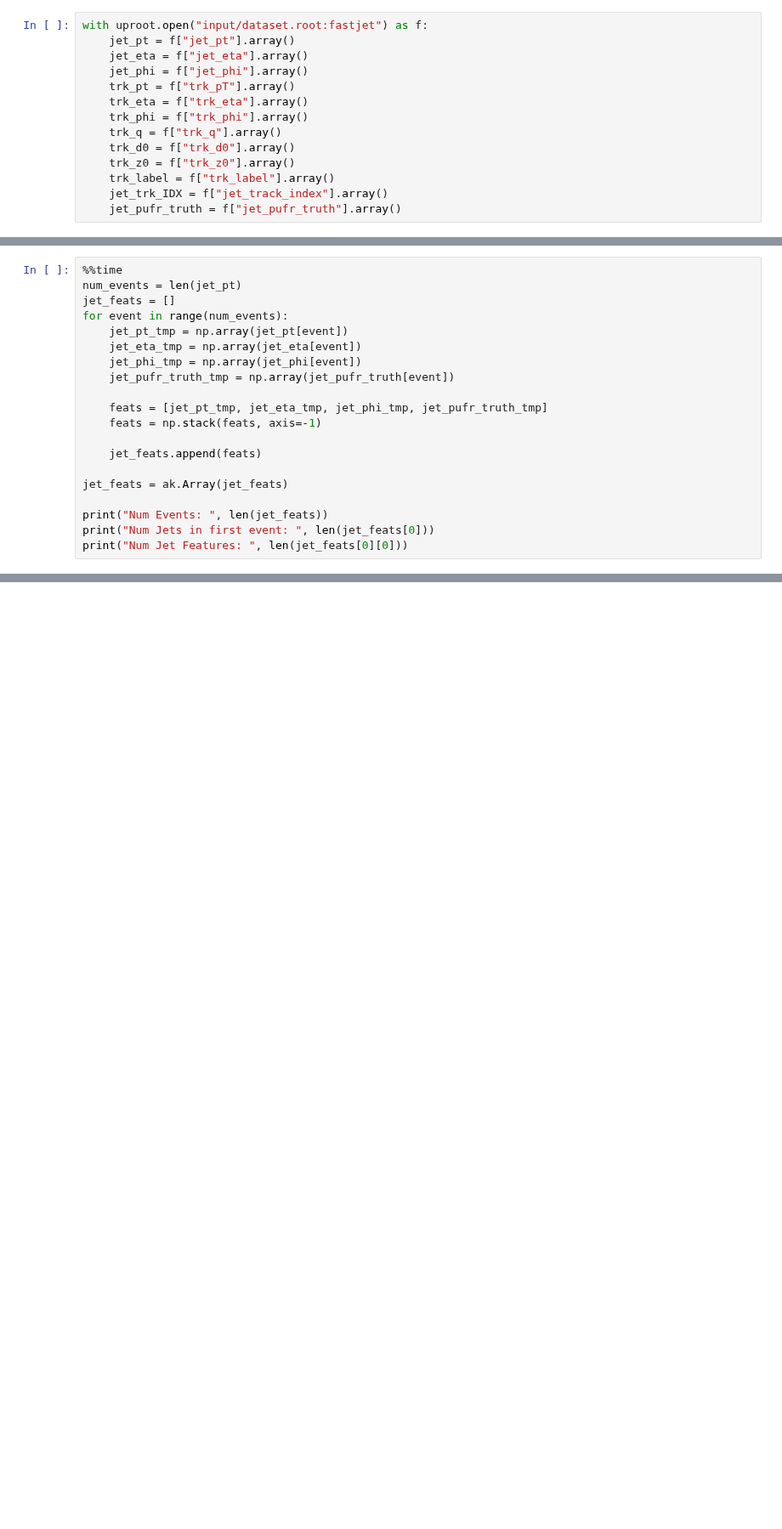
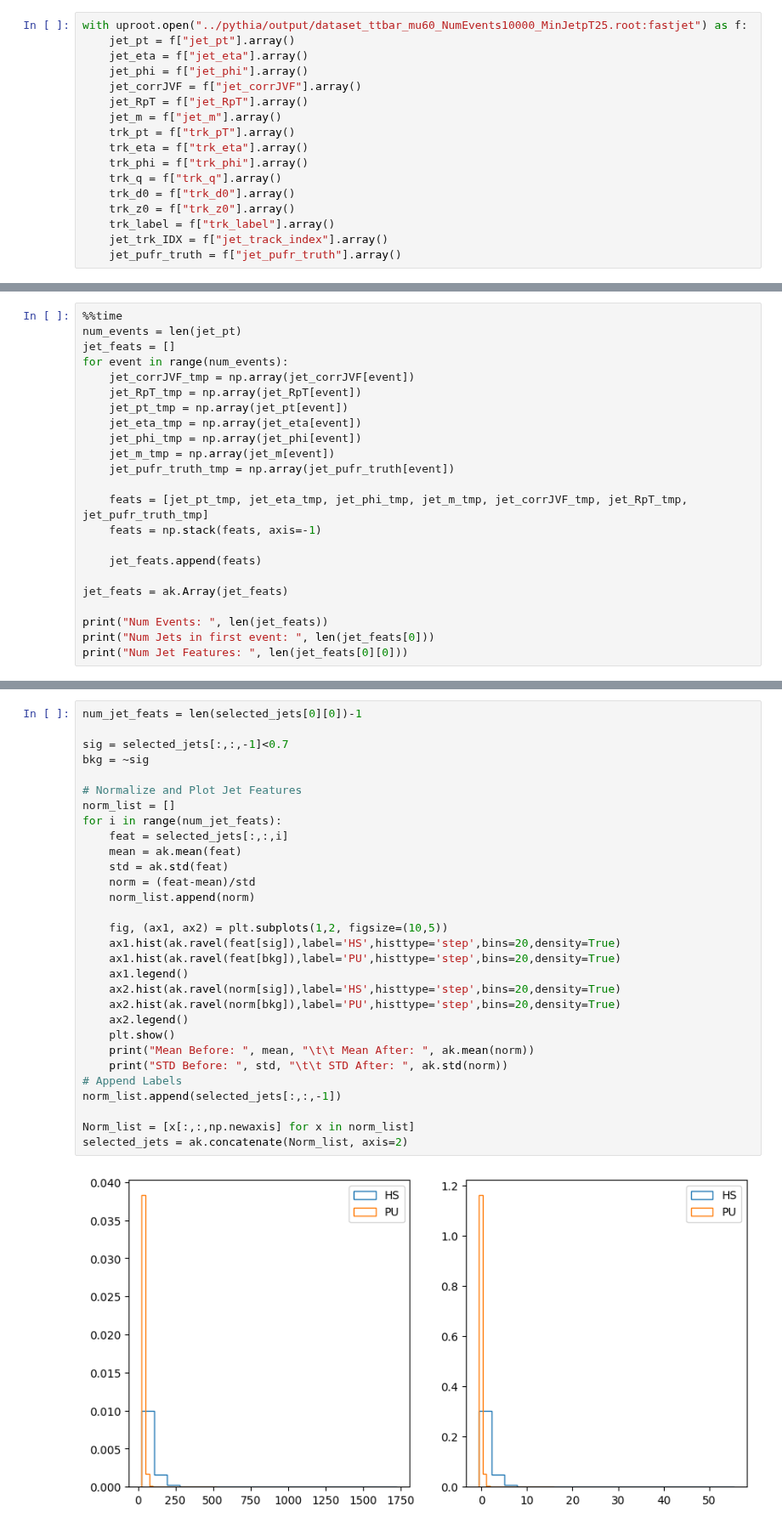
Before and after one commit to LukeV37/Pileup_Project, a Jupyter notebook: models/Preprocessing.ipynb, the cells around one changed output, grey strips where cells are left out. Shown at 85% size. Drawn from its saved outputs; the diff is of its cells as text; blank space fills up the shorter version.

```diff
--- a/models/Preprocessing.ipynb
+++ b/models/Preprocessing.ipynb
@@ -8,10 +8,13 @@ import pickle
 import torch
 import torch.nn.functional as F
 # %%
-with uproot.open("input/dataset.root:fastjet") as f:
+with uproot.open("../pythia/output/dataset_ttbar_mu60_NumEvents10000_MinJetpT25.root:fastjet") as f:
     jet_pt = f["jet_pt"].array()
     jet_eta = f["jet_eta"].array()
     jet_phi = f["jet_phi"].array()
+    jet_corrJVF = f["jet_corrJVF"].array()
+    jet_RpT = f["jet_RpT"].array()
+    jet_m = f["jet_m"].array()
     trk_pt = f["trk_pT"].array()
     trk_eta = f["trk_eta"].array()
     trk_phi = f["trk_phi"].array()
@@ -70,12 +73,15 @@ Wall time: 23 s
 num_events = len(jet_pt)
 jet_feats = []
 for event in range(num_events):
+    jet_corrJVF_tmp = np.array(jet_corrJVF[event])
+    jet_RpT_tmp = np.array(jet_RpT[event])
     jet_pt_tmp = np.array(jet_pt[event])
     jet_eta_tmp = np.array(jet_eta[event])
     jet_phi_tmp = np.array(jet_phi[event])
+    jet_m_tmp = np.array(jet_m[event])
     jet_pufr_truth_tmp = np.array(jet_pufr_truth[event])
 
-    feats = [jet_pt_tmp, jet_eta_tmp, jet_phi_tmp, jet_pufr_truth_tmp]
+    feats = [jet_pt_tmp, jet_eta_tmp, jet_phi_tmp, jet_m_tmp, jet_corrJVF_tmp, jet_RpT_tmp, jet_pufr_truth_tmp]
     feats = np.stack(feats, axis=-1)
 
     jet_feats.append(feats)
@@ -115,0 +112,32 @@ Trk_All Shape:   1000 * var * var * float64
+# %%
+num_jet_feats = len(selected_jets[0][0])-1
+
+sig = selected_jets[:,:,-1]<0.7
+bkg = ~sig
+
+# Normalize and Plot Jet Features
+norm_list = []
+for i in range(num_jet_feats):
+    feat = selected_jets[:,:,i]
+    mean = ak.mean(feat)
+    std = ak.std(feat)
+    norm = (feat-mean)/std
+    norm_list.append(norm)
+
+    fig, (ax1, ax2) = plt.subplots(1,2, figsize=(10,5))
+    ax1.hist(ak.ravel(feat[sig]),label='HS',histtype='step',bins=20,density=True)
+    ax1.hist(ak.ravel(feat[bkg]),label='PU',histtype='step',bins=20,density=True)
+    ax1.legend()
+    ax2.hist(ak.ravel(norm[sig]),label='HS',histtype='step',bins=20,density=True)
+    ax2.hist(ak.ravel(norm[bkg]),label='PU',histtype='step',bins=20,density=True)
+    ax2.legend()
+    plt.show()
+    print("Mean Before: ", mean, "\t\t Mean After: ", ak.mean(norm))
+    print("STD Before: ", std, "\t\t STD After: ", ak.std(norm))
+# Append Labels
+norm_list.append(selected_jets[:,:,-1])
+
+Norm_list = [x[:,:,np.newaxis] for x in norm_list]
+selected_jets = ak.concatenate(Norm_list, axis=2)
+# %% [output]
+[figure, added]
```
Also changed, not shown: parts of 10 cells of this notebook.
